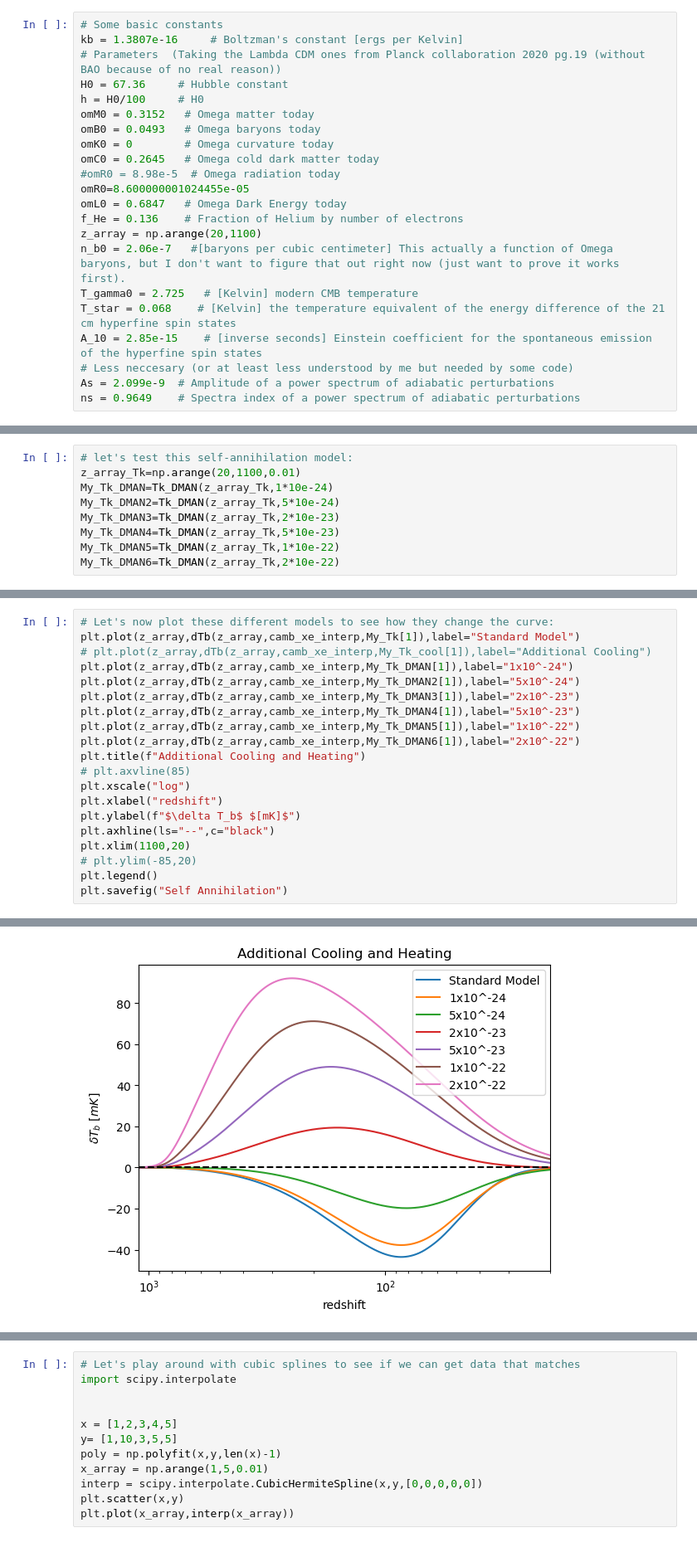
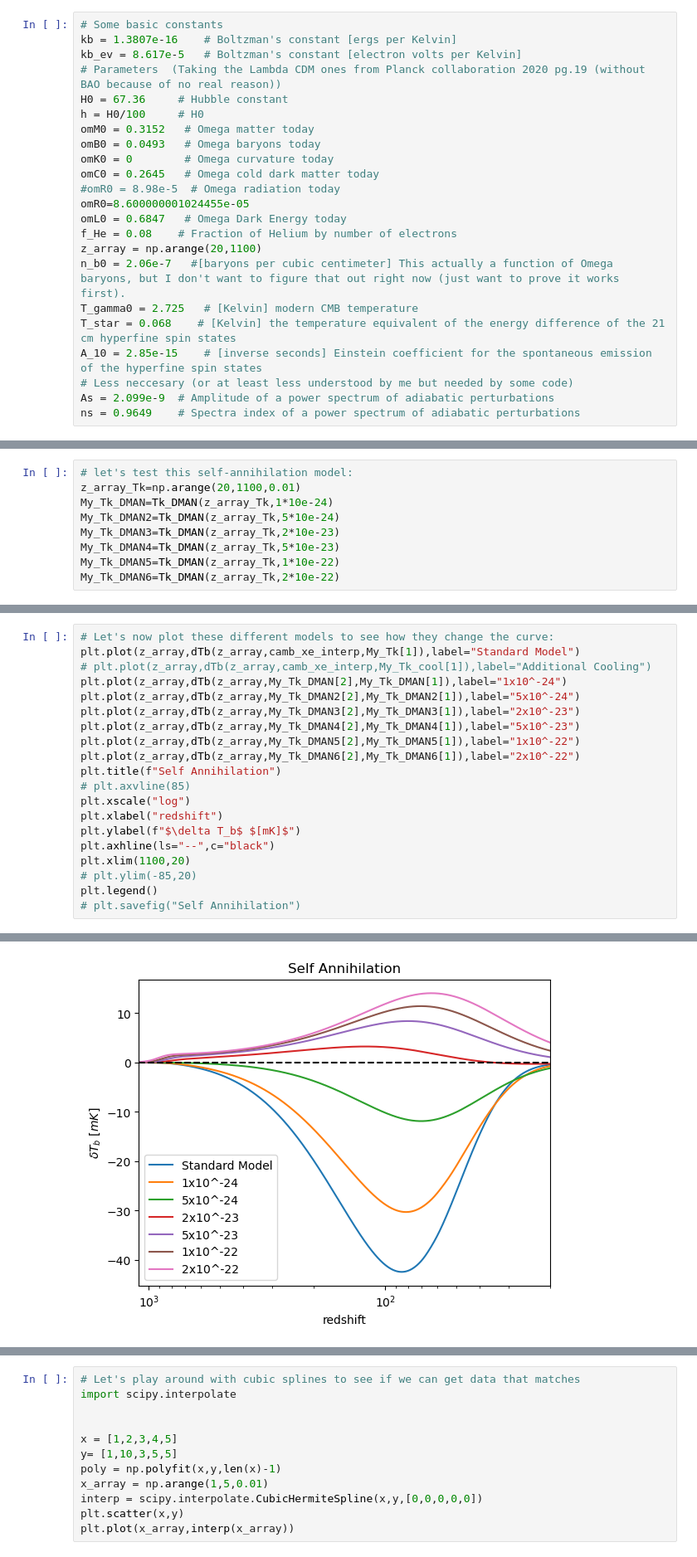
Before and after one commit to daba9359/LuCEE-Night_Simulation, a Jupyter notebook: LuCEE-Night_Simulation.ipynb, the cells around one changed output, grey strips where cells are left out. Shown at 83% size. Cells and saved outputs as stored; diff of their text form.

```diff
--- a/LuCEE-Night_Simulation.ipynb
+++ b/LuCEE-Night_Simulation.ipynb
@@ -87,7 +87,8 @@ For our initial test, I'm not going to bother running any code for $T_{k}$ I'm g
 Okay, so let's code up equations 2, 15, and 16, and use CosmoRec for $T_{k}$ for now and see what we get.
 # %%
 # Some basic constants
-kb = 1.3807e-16     # Boltzman's constant [ergs per Kelvin]
+kb = 1.3807e-16    # Boltzman's constant [ergs per Kelvin]
+kb_ev = 8.617e-5   # Boltzman's constant [electron volts per Kelvin]
 # Parameters  (Taking the Lambda CDM ones from Planck collaboration 2020 pg.19 (without BAO because of no real reason))
 H0 = 67.36     # Hubble constant
 h = H0/100     # H0
@@ -98,7 +99,7 @@ omC0 = 0.2645   # Omega cold dark matter today
 #omR0 = 8.98e-5  # Omega radiation today
 omR0=8.600000001024455e-05
 omL0 = 0.6847   # Omega Dark Energy today
-f_He = 0.136    # Fraction of Helium by number of electrons
+f_He = 0.08    # Fraction of Helium by number of electrons
 z_array = np.arange(20,1100)
 n_b0 = 2.06e-7   #[baryons per cubic centimeter] This actually a function of Omega baryons, but I don't want to figure that out right now (just want to prove it works first).
 T_gamma0 = 2.725   # [Kelvin] modern CMB temperature
@@ -590,13 +628,13 @@ My_Tk_DMAN6=Tk_DMAN(z_array_Tk,2*10e-22)
 # Let's now plot these different models to see how they change the curve:
 plt.plot(z_array,dTb(z_array,camb_xe_interp,My_Tk[1]),label="Standard Model")
 # plt.plot(z_array,dTb(z_array,camb_xe_interp,My_Tk_cool[1]),label="Additional Cooling")
-plt.plot(z_array,dTb(z_array,camb_xe_interp,My_Tk_DMAN[1]),label="1x10^-24")
-plt.plot(z_array,dTb(z_array,camb_xe_interp,My_Tk_DMAN2[1]),label="5x10^-24")
-plt.plot(z_array,dTb(z_array,camb_xe_interp,My_Tk_DMAN3[1]),label="2x10^-23")
-plt.plot(z_array,dTb(z_array,camb_xe_interp,My_Tk_DMAN4[1]),label="5x10^-23")
-plt.plot(z_array,dTb(z_array,camb_xe_interp,My_Tk_DMAN5[1]),label="1x10^-22")
-plt.plot(z_array,dTb(z_array,camb_xe_interp,My_Tk_DMAN6[1]),label="2x10^-22")
-plt.title(f"Additional Cooling and Heating")
+plt.plot(z_array,dTb(z_array,My_Tk_DMAN[2],My_Tk_DMAN[1]),label="1x10^-24")
+plt.plot(z_array,dTb(z_array,My_Tk_DMAN2[2],My_Tk_DMAN2[1]),label="5x10^-24")
+plt.plot(z_array,dTb(z_array,My_Tk_DMAN3[2],My_Tk_DMAN3[1]),label="2x10^-23")
+plt.plot(z_array,dTb(z_array,My_Tk_DMAN4[2],My_Tk_DMAN4[1]),label="5x10^-23")
+plt.plot(z_array,dTb(z_array,My_Tk_DMAN5[2],My_Tk_DMAN5[1]),label="1x10^-22")
+plt.plot(z_array,dTb(z_array,My_Tk_DMAN6[2],My_Tk_DMAN6[1]),label="2x10^-22")
+plt.title(f"Self Annihilation")
 # plt.axvline(85)
 plt.xscale("log")
 plt.xlabel("redshift")
@@ -605,5 +643,5 @@ plt.axhline(ls="--",c="black")
 plt.xlim(1100,20)
 # plt.ylim(-85,20)
 plt.legend()
-plt.savefig("Self Annihilation")
+# plt.savefig("Self Annihilation")
 # %% [output]
@@ -610 +649 @@ plt.savefig("Self Annihilation")
-[figure, old version]
+[figure, new version]
```
Also changed, not shown: parts of 34 cells of this notebook, 5 other files.
